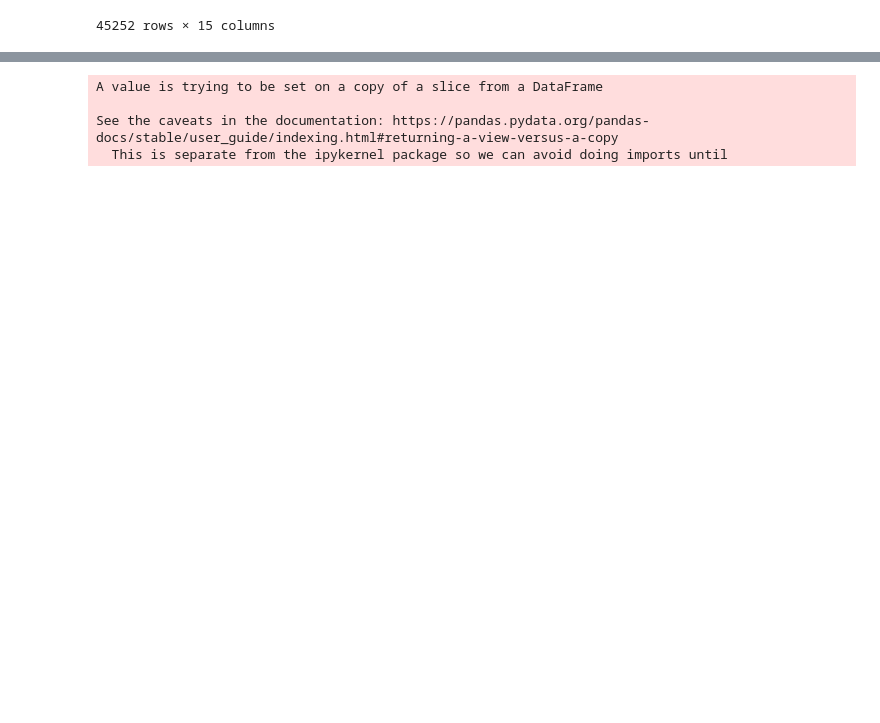
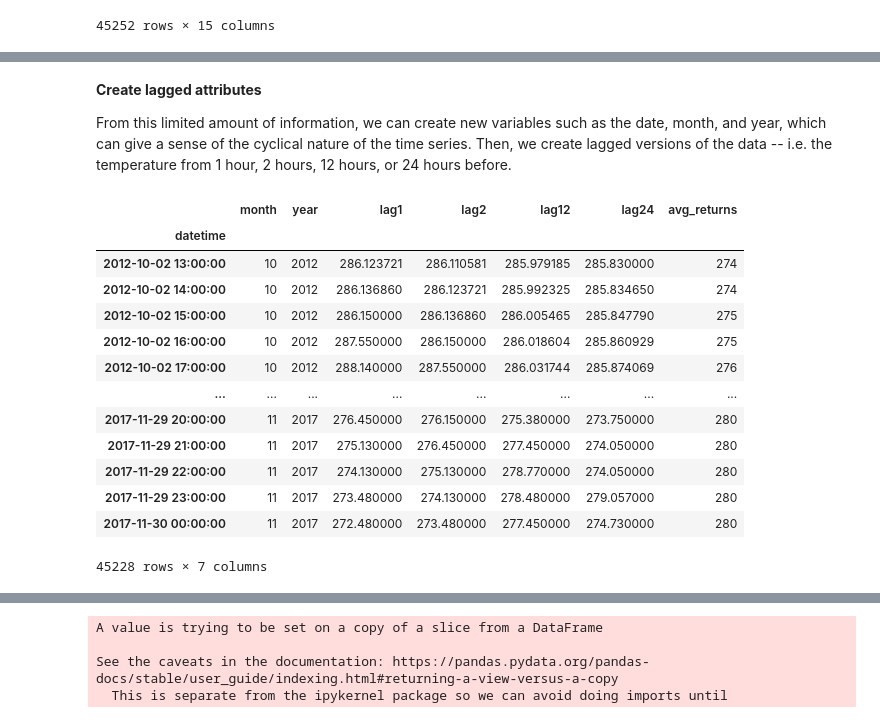
Before and after one commit to McGill-MMA-EnterpriseAnalytics/Cloud-Computations, a Jupyter notebook: INSY695_ExogVars.ipynb, the cells around one changed output, grey strips where cells are left out. Drawn from its saved outputs; the diff is of its cells as text; code cells hidden in the pictures; blank space fills up the shorter version.

```diff
--- a/INSY695_ExogVars.ipynb
+++ b/INSY695_ExogVars.ipynb
@@ -77,0 +90,3 @@ weather_df['Pressure'][100:200].plot()
+# %%
+ml_df = pd.DataFrame({'Temperature': weather_df['Temperature']}, index = weather_df.index)
+ml_df
@@ -77,0 +108,26 @@ weather_df['Pressure'][100:200].plot()
+# %% [markdown]
+**Create lagged attributes**
+
+From this limited amount of information, we can create new variables such as the date, month, and year, which can give a sense of the cyclical nature of the time series. Then, we create lagged versions of the data -- i.e. the temperature from 1 hour, 2 hours, 12 hours, or 24 hours before.
+# %%
+#CREATE LAGGED ATTRIBUTES
+
+ml_df['date'] = ml_df.index
+ml_df['month'] = ml_df['date'].dt.day
+ml_df['month'] = ml_df['date'].dt.month
+ml_df['year'] = ml_df['date'].dt.year
+
+ml_df['lag1'] = ml_df['Temperature'].shift(periods = 1, fill_value = 0)
+ml_df['lag2'] = ml_df['Temperature'].shift(periods = 2, fill_value = 0)
+ml_df['lag12'] = ml_df['Temperature'].shift(periods = 12, fill_value = 0)
+ml_df['lag24'] = ml_df['Temperature'].shift(periods = 24, fill_value = 0)
+
+ml_df['avg_returns'] = 0
+for i in range(1, len(ml_df)):
+    ml_df['avg_returns'][i] = ml_df['lag1'][:i+1].mean()
+
+
+ml_df.drop('date', axis = 1, inplace = True)
+
+#we have to eliminate all those with 0s
+ml_df = ml_df[ml_df['lag24'] != 0]
@@ -77,0 +137,17 @@ weather_df['Pressure'][100:200].plot()
+# %%
+X
+# %% [output]
+|  | month | year | lag1 | lag2 | lag12 | lag24 | avg_returns |
+| datetime |  |  |  |  |  |  |  |
+| 2012-10-02 13:00:00 | 10 | 2012 | 286.123721 | 286.110581 | 285.979185 | 285.830000 | 274 |
+| 2012-10-02 14:00:00 | 10 | 2012 | 286.136860 | 286.123721 | 285.992325 | 285.834650 | 274 |
+| 2012-10-02 15:00:00 | 10 | 2012 | 286.150000 | 286.136860 | 286.005465 | 285.847790 | 275 |
+| 2012-10-02 16:00:00 | 10 | 2012 | 287.550000 | 286.150000 | 286.018604 | 285.860929 | 275 |
+| 2012-10-02 17:00:00 | 10 | 2012 | 288.140000 | 287.550000 | 286.031744 | 285.874069 | 276 |
+| ... | ... | ... | ... | ... | ... | ... | ... |
+| 2017-11-29 20:00:00 | 11 | 2017 | 276.450000 | 276.150000 | 275.380000 | 273.750000 | 280 |
+| 2017-11-29 21:00:00 | 11 | 2017 | 275.130000 | 276.450000 | 277.450000 | 274.050000 | 280 |
+| 2017-11-29 22:00:00 | 11 | 2017 | 274.130000 | 275.130000 | 278.770000 | 274.050000 | 280 |
+| 2017-11-29 23:00:00 | 11 | 2017 | 273.480000 | 274.130000 | 278.480000 | 279.057000 | 280 |
+| 2017-11-30 00:00:00 | 11 | 2017 | 272.480000 | 273.480000 | 277.450000 | 274.730000 | 280 |
+45228 rows × 7 columns
```
Also changed, not shown: parts of 24 cells of this notebook, 1 other file.
